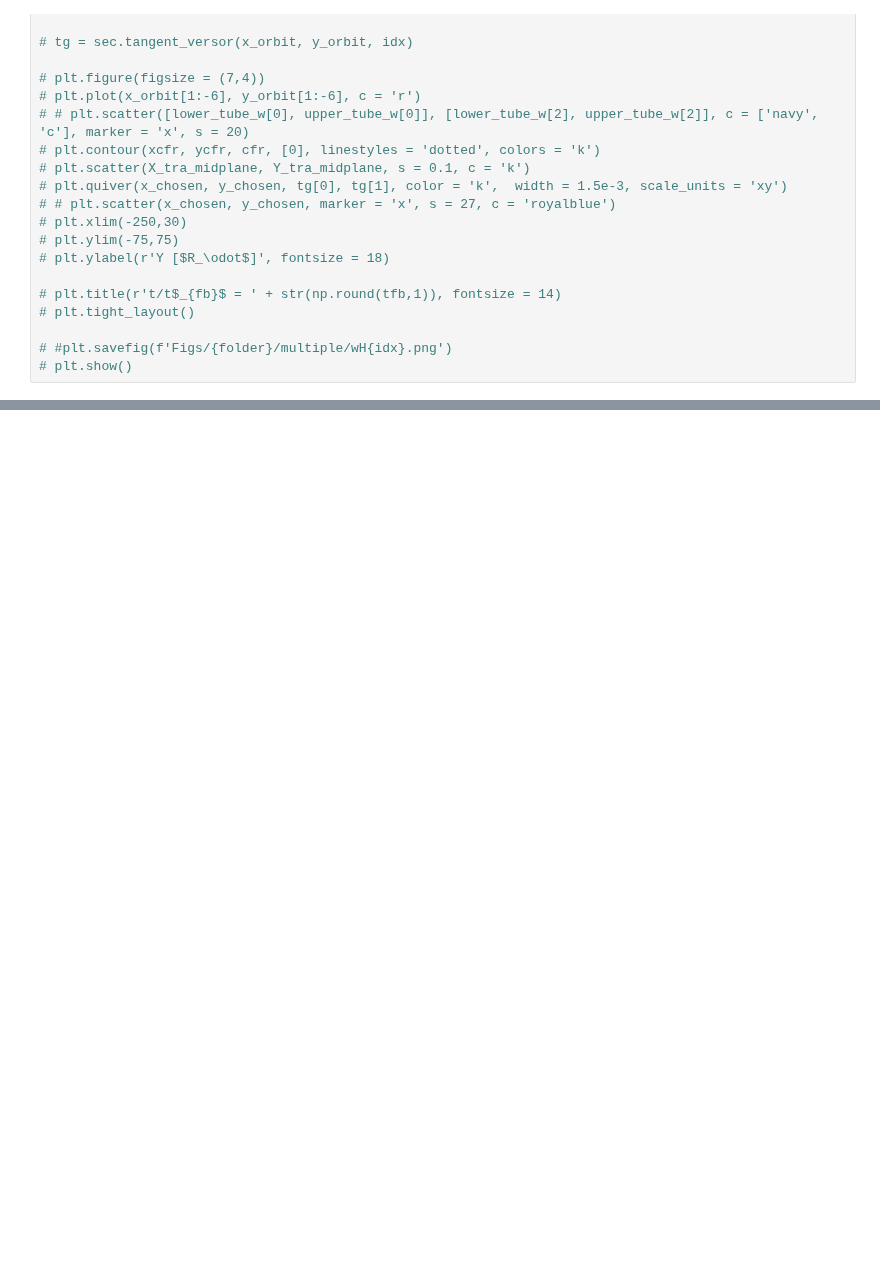
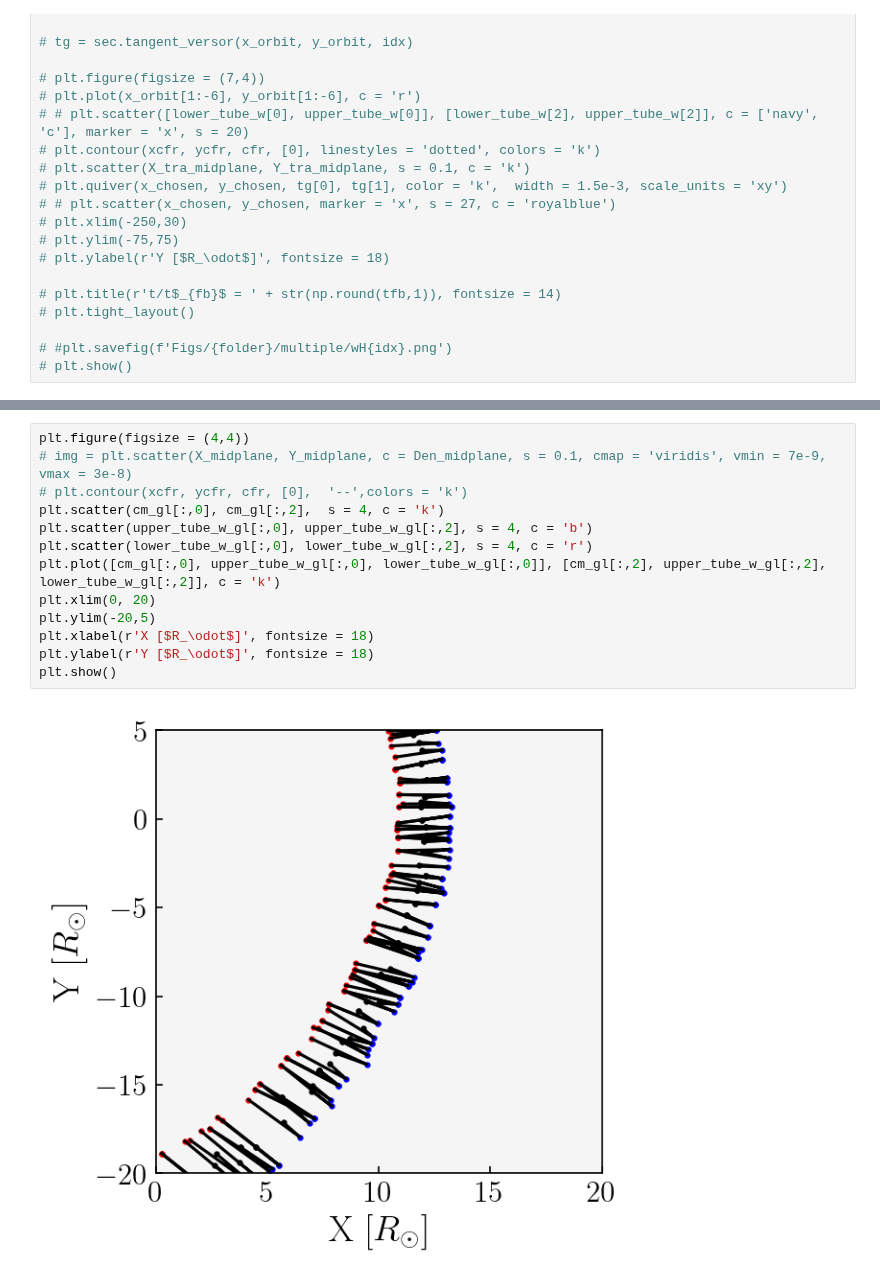
Before and after one commit to rich-tde/tde_wind, a Jupyter notebook: plot_convergence.ipynb, the cells around one changed output, grey strips where cells are left out. Cells and saved outputs as stored; diff of their text form; blank space fills up the shorter version.

```diff
--- a/plot_convergence.ipynb
+++ b/plot_convergence.ipynb
@@ -321,0 +311,15 @@ plt.savefig(f'Figs/{folder}/multiple/wH{idx}.png')
+# %%
+plt.figure(figsize = (4,4))
+# img = plt.scatter(X_midplane, Y_midplane, c = Den_midplane, s = 0.1, cmap = 'viridis', vmin = 7e-9, vmax = 3e-8)
+# plt.contour(xcfr, ycfr, cfr, [0],  '--',colors = 'k')
+plt.scatter(cm_gl[:,0], cm_gl[:,2],  s = 4, c = 'k')
+plt.scatter(upper_tube_w_gl[:,0], upper_tube_w_gl[:,2], s = 4, c = 'b')
+plt.scatter(lower_tube_w_gl[:,0], lower_tube_w_gl[:,2], s = 4, c = 'r')
+plt.plot([cm_gl[:,0], upper_tube_w_gl[:,0], lower_tube_w_gl[:,0]], [cm_gl[:,2], upper_tube_w_gl[:,2], lower_tube_w_gl[:,2]], c = 'k')
+plt.xlim(0, 20)
+plt.ylim(-20,5)
+plt.xlabel(r'X [$R_\odot$]', fontsize = 18)
+plt.ylabel(r'Y [$R_\odot$]', fontsize = 18)
+plt.show()
+# %% [output]
+[figure, added]
```
Also changed, not shown: parts of 6 cells of this notebook, 4 other files.
